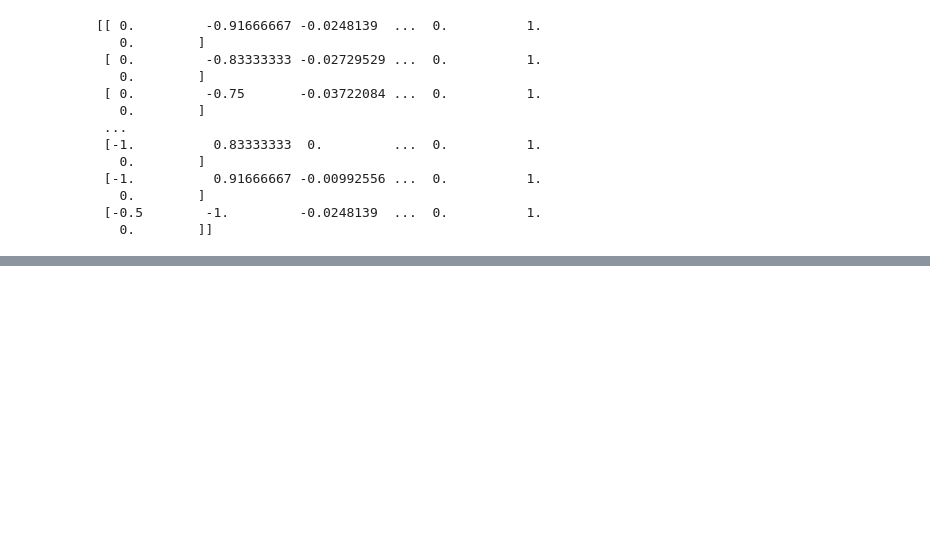
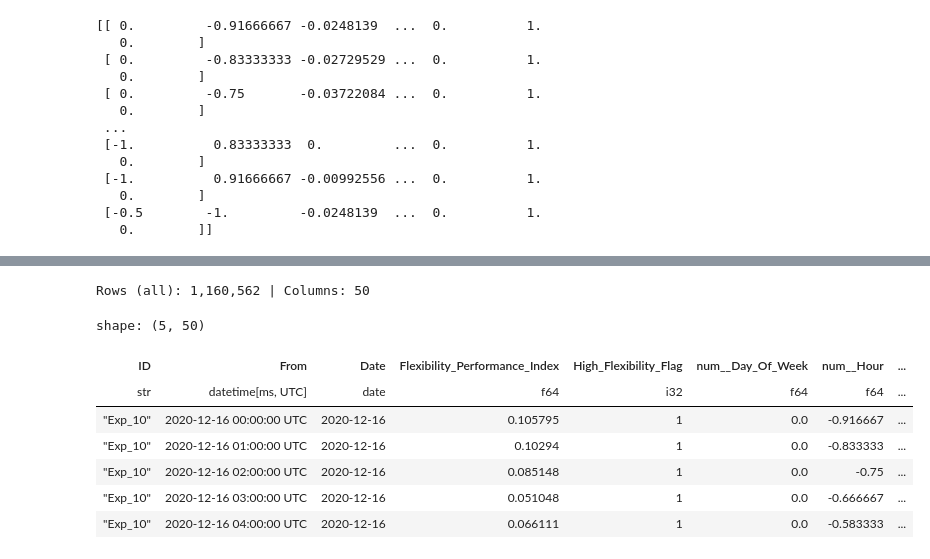
Before and after one commit to MartinOmasta/team_omega, a Jupyter notebook: notebooks/03_preprocessing_and_leakage_prevention.ipynb, the cells around one changed output, grey strips where cells are left out. Cells and saved outputs as stored; diff of their text form; code cells hidden in the pictures; blank space fills up the shorter version.

```diff
--- a/notebooks/03_preprocessing_and_leakage_prevention.ipynb
+++ b/notebooks/03_preprocessing_and_leakage_prevention.ipynb
@@ -1006,0 +1081,14 @@ with pl.Config(tbl_cols=-1, tbl_width_chars=-1):
+# %%
+with pl.Config(tbl_cols=-1, tbl_width_chars=-1):
+    print(f"Rows (all): {df_train_nn_linear.height:,} | Columns: {df_train_nn_linear.width}")
+    display(df_train_nn_linear.head())
+# %% [output]
+Rows (all): 1,160,562 | Columns: 50
+shape: (5, 50)
+| ID | From | Date | Flexibility_Performance_Index | High_Flexibility_Flag | num__Day_Of_Week | num__Hour | ... |
+| str | datetime[ms, UTC] | date | f64 | i32 | f64 | f64 | ... |
+| "Exp_10" | 2020-12-16 00:00:00 UTC | 2020-12-16 | 0.105795 | 1 | 0.0 | -0.916667 | ... |
+| "Exp_10" | 2020-12-16 01:00:00 UTC | 2020-12-16 | 0.10294 | 1 | 0.0 | -0.833333 | ... |
+| "Exp_10" | 2020-12-16 02:00:00 UTC | 2020-12-16 | 0.085148 | 1 | 0.0 | -0.75 | ... |
+| "Exp_10" | 2020-12-16 03:00:00 UTC | 2020-12-16 | 0.051048 | 1 | 0.0 | -0.666667 | ... |
+| "Exp_10" | 2020-12-16 04:00:00 UTC | 2020-12-16 | 0.066111 | 1 | 0.0 | -0.583333 | ... |
```
Also changed, not shown: parts of 8 cells of this notebook.
